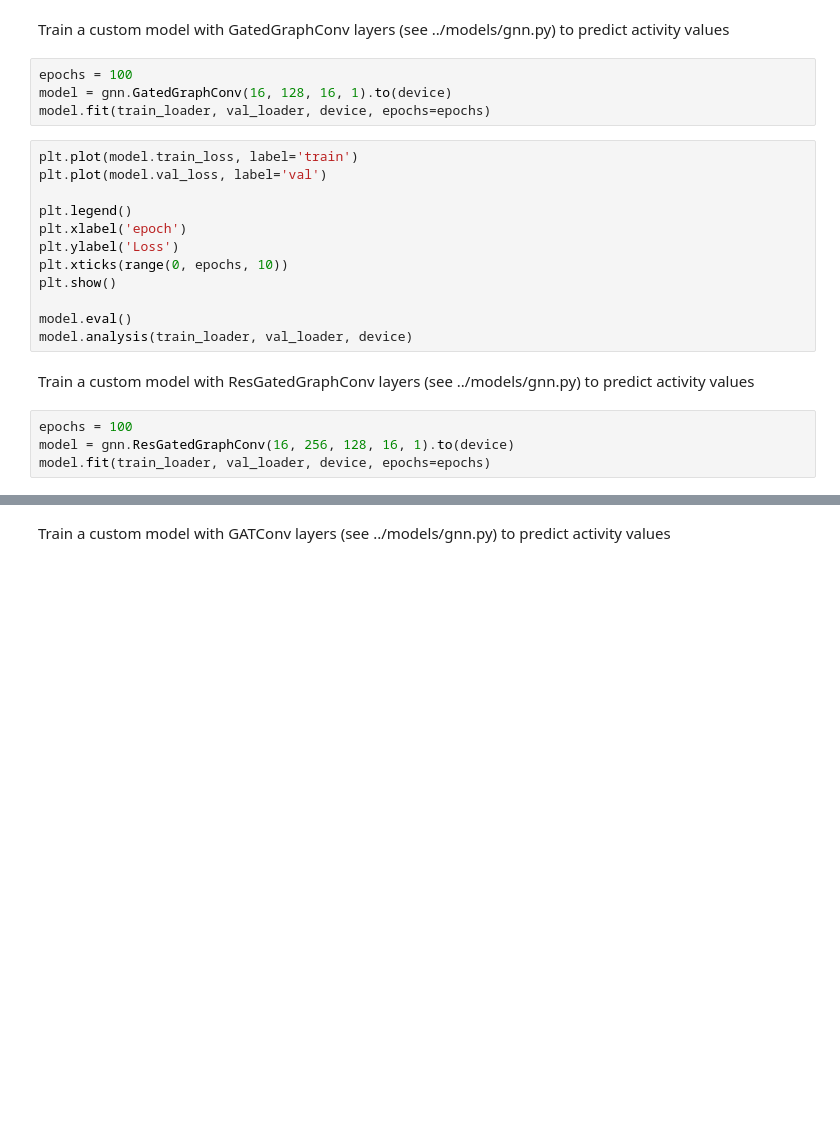
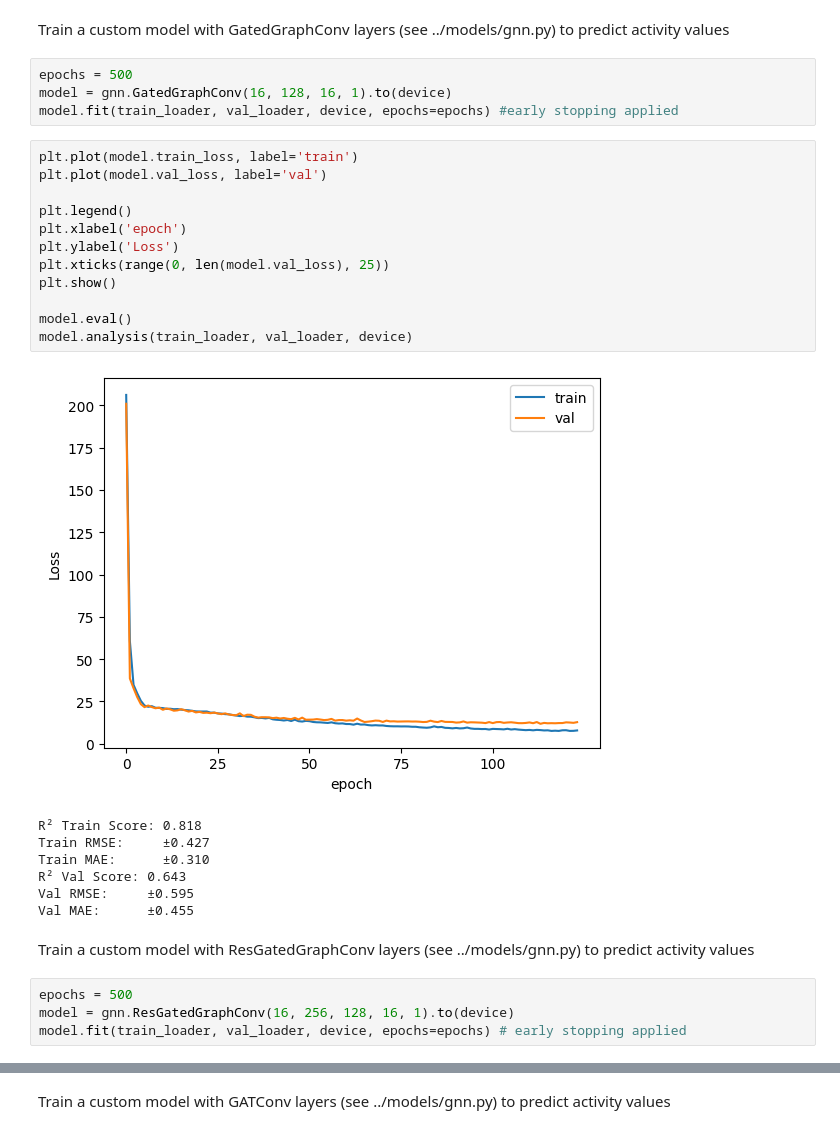
Before and after one commit to lizasidler/qsar-benchmark, a Jupyter notebook: notebooks/GNN_regression.ipynb, the cells around one changed output, grey strips where cells are left out. Saved outputs shown, nothing was run; the diff lists cells and outputs as text; blank space fills up the shorter version.

```diff
--- a/notebooks/GNN_regression.ipynb
+++ b/notebooks/GNN_regression.ipynb
@@ -120,27 +126,35 @@ model.analysis(train_loader, val_loader, device)
 # %% [markdown]
 Train a custom model with GatedGraphConv layers (see ../models/gnn.py) to predict activity values
 # %%
-epochs = 100
+epochs = 500
 model = gnn.GatedGraphConv(16, 128, 16, 1).to(device)
-model.fit(train_loader, val_loader, device, epochs=epochs)
+model.fit(train_loader, val_loader, device, epochs=epochs) #early stopping applied
 # %%
 plt.plot(model.train_loss, label='train')
 plt.plot(model.val_loss, label='val')
 
 plt.legend()
 plt.xlabel('epoch')
 plt.ylabel('Loss')
-plt.xticks(range(0, epochs, 10))
+plt.xticks(range(0, len(model.val_loss), 25))
 plt.show()
 
 model.eval()
 model.analysis(train_loader, val_loader, device)
+# %% [output]
+[figure, added]
+R² Train Score: 0.818
+Train RMSE:     ±0.427
+Train MAE:      ±0.310
+R² Val Score: 0.643
+Val RMSE:     ±0.595
+Val MAE:      ±0.455
 # %% [markdown]
 Train a custom model with ResGatedGraphConv layers (see ../models/gnn.py) to predict activity values
 # %%
-epochs = 100
+epochs = 500
 model = gnn.ResGatedGraphConv(16, 256, 128, 16, 1).to(device)
-model.fit(train_loader, val_loader, device, epochs=epochs)
+model.fit(train_loader, val_loader, device, epochs=epochs) # early stopping applied
 # %%
 plt.plot(model.train_loss, label='train')
 plt.plot(model.val_loss, label='val')
```
Also changed, not shown: parts of 10 cells of this notebook, 5 other files.
